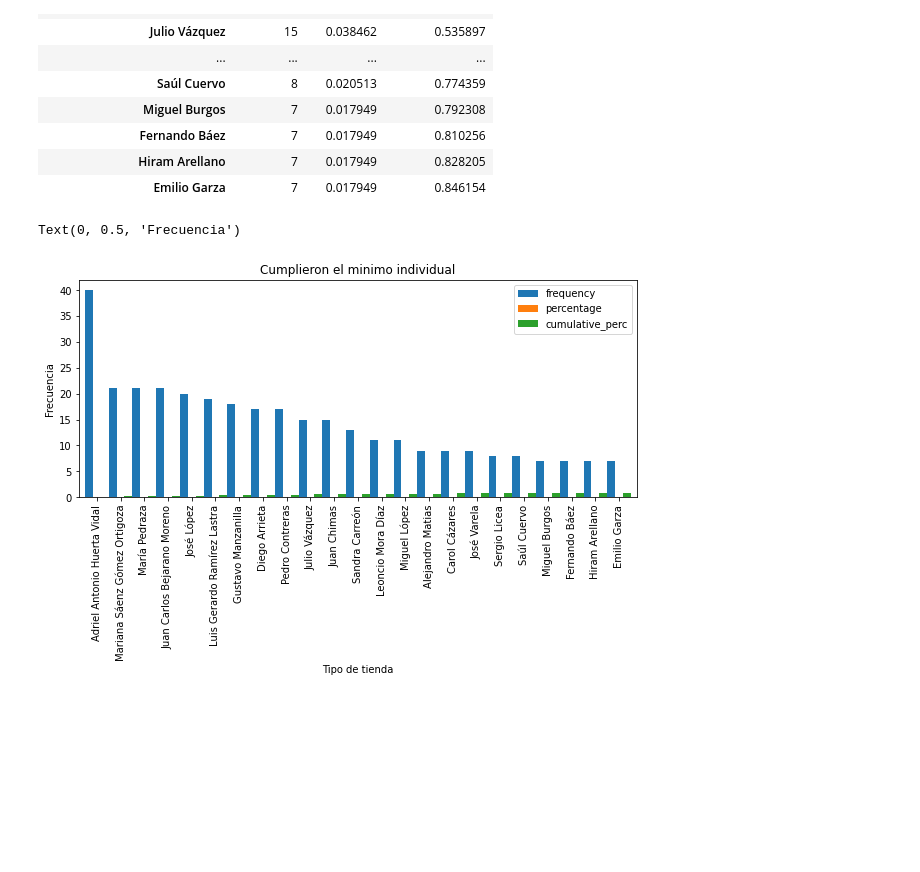
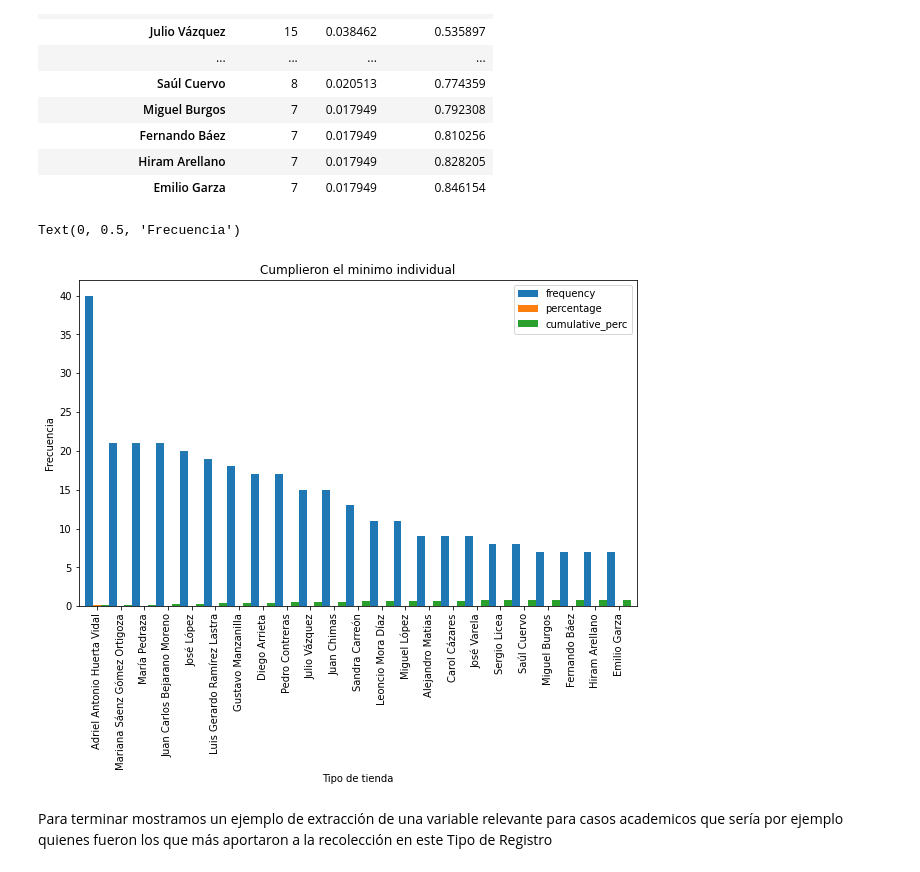
Before and after one commit to TACH00/Evidencia, a Jupyter notebook: LastMile_Evidencia2.ipynb, the cells around one changed output. Cells and saved outputs as stored; diff of their text form; code cells hidden in the pictures; blank space fills up the shorter version.

```diff
--- a/LastMile_Evidencia2.ipynb
+++ b/LastMile_Evidencia2.ipynb
@@ -324,10 +324,12 @@ Filtro_index
 | Emilio Garza | 7 | 0.017949 | 0.846154 |
 # %%
 #Realizamos gráfico de barras del datarame filtrado
-Filtro_index.plot(kind = 'bar', width=1, figsize=(10,4))
+Filtro_index.plot(kind = 'bar', width=1, figsize=(10,6))
 plt.title('Cumplieron el minimo individual')
 plt.xlabel('Tipo de tienda')
 plt.ylabel('Frecuencia')
 # %% [output]
 Text(0, 0.5, 'Frecuencia')
-[figure, old version]
+[figure, new version]
+# %% [markdown]
+Para terminar mostramos un ejemplo de extracción de una variable relevante para casos academicos que sería por ejemplo quienes fueron los que más aportaron a la recolección en este Tipo de Registro
```
